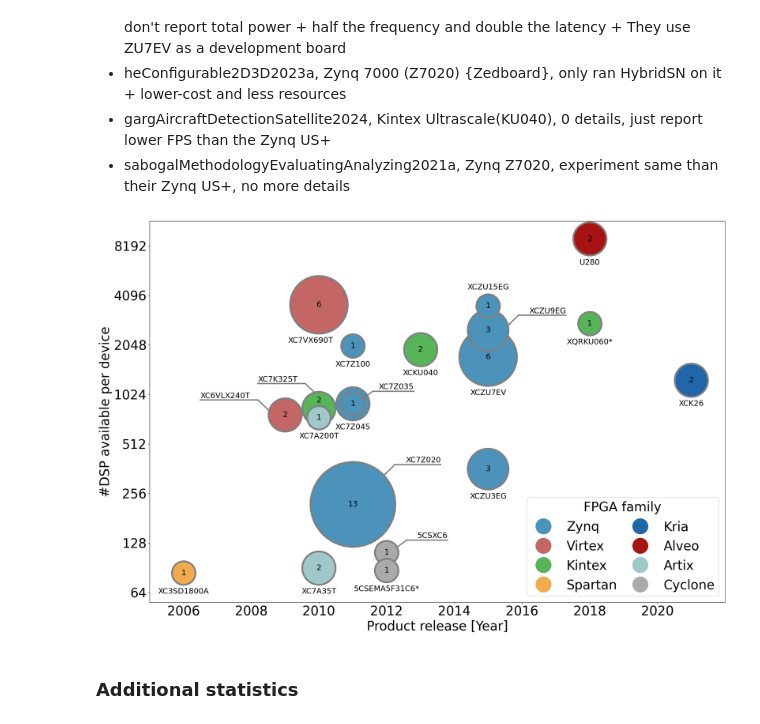
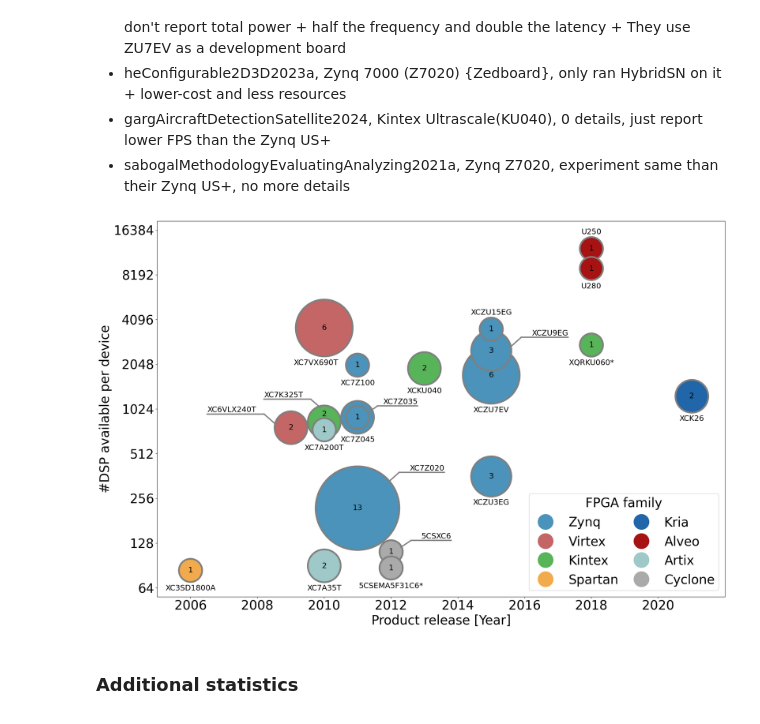
Before and after one commit to CedricLeon/Survey_RS-ML-FPGA, a Jupyter notebook: src/fig_FPGA_boards.ipynb, the cells around one changed output. Cells and saved outputs as stored; diff of their text form; code cells hidden in the pictures.

Commit message:
Updated Zotero collection, dataframes, and figure with U250

```diff
--- a/src/fig_FPGA_boards.ipynb
+++ b/src/fig_FPGA_boards.ipynb
@@ -92,10 +92,10 @@ ax = fig.add_subplot(111)
 
 # Offsets from the center for the labels depending on the circle size
 label_y_offsets = {
-    1: 0.3,
-    2: 0.4,
-    3: 0.48,
-    6: 0.65,
+    1: 0.32,
+    2: 0.42,
+    3: 0.50,
+    6: 0.70,
 }
 
 for part_name, info in parts_info.items():
@@ -129,7 +129,10 @@ for part_name, info in parts_info.items():
             va="center",
         )
 
+    # Top
     if part_name == "XCZU15EG":
+        y_offset = -0.45
+    elif part_name == "U250":
         y_offset = -0.45
     elif part_name == "XC7VX690T":
         x_offset = 0.25
@@ -160,7 +163,8 @@ for part_name, info in parts_info.items():
         fontsize=18,
         ha="center",
         va="top",
-        backgroundcolor="w"
+        backgroundcolor="none",
+        bbox=dict(facecolor='none', edgecolor='none', pad=0)
     )
 
 
@@ -172,38 +176,39 @@ for key, color in fcolors.items():
             color=color,
             linewidth=0,
             linestyle='-',
             label=key,
             marker="o",
             markersize=36
         )
     )
 fig.legend(
     title="FPGA family",
     handles=handles,
     loc='lower right',
     bbox_to_anchor=(0.9, 0.11),  # bottom-right, slightly above the axis
     framealpha=1,
     labelspacing=0.5,
     borderpad=0.3,
     handleheight=0.8,
     columnspacing=0.8,
     ncols=2
 )
-
-yt = [str(2**f) for f in range(6, 14)]
-ax.set_yticks(range(6, 14), yt)
-ax.set_ylim(5.8, 13.5)
+start_ytick = 6
+nb_yticks = 9
+yt = [str(2**f) for f in range(start_ytick, start_ytick + nb_yticks)]
+ax.set_yticks(range(start_ytick, start_ytick + nb_yticks), yt)
+ax.set_ylim(start_ytick - 0.2, start_ytick + nb_yticks - 0.8)
 ax.set_ylabel("#DSP available per device")
 
 xt = np.arange(2006, 2022, 2)
 ax.set_xticks(xt, xt)
 ax.set_xlim(2005, 2022)
 ax.set_xlabel("Product release [Year]")
 
 fig.savefig(str(saveFigurePath), format=saveFormat, bbox_inches='tight')
 plt.show()
 # %% [output]
-[figure, old version]
+[figure, new version]
 # %% [markdown]
 ### Additional statistics
 # %%
```
Also changed, not shown: 3 other files.
